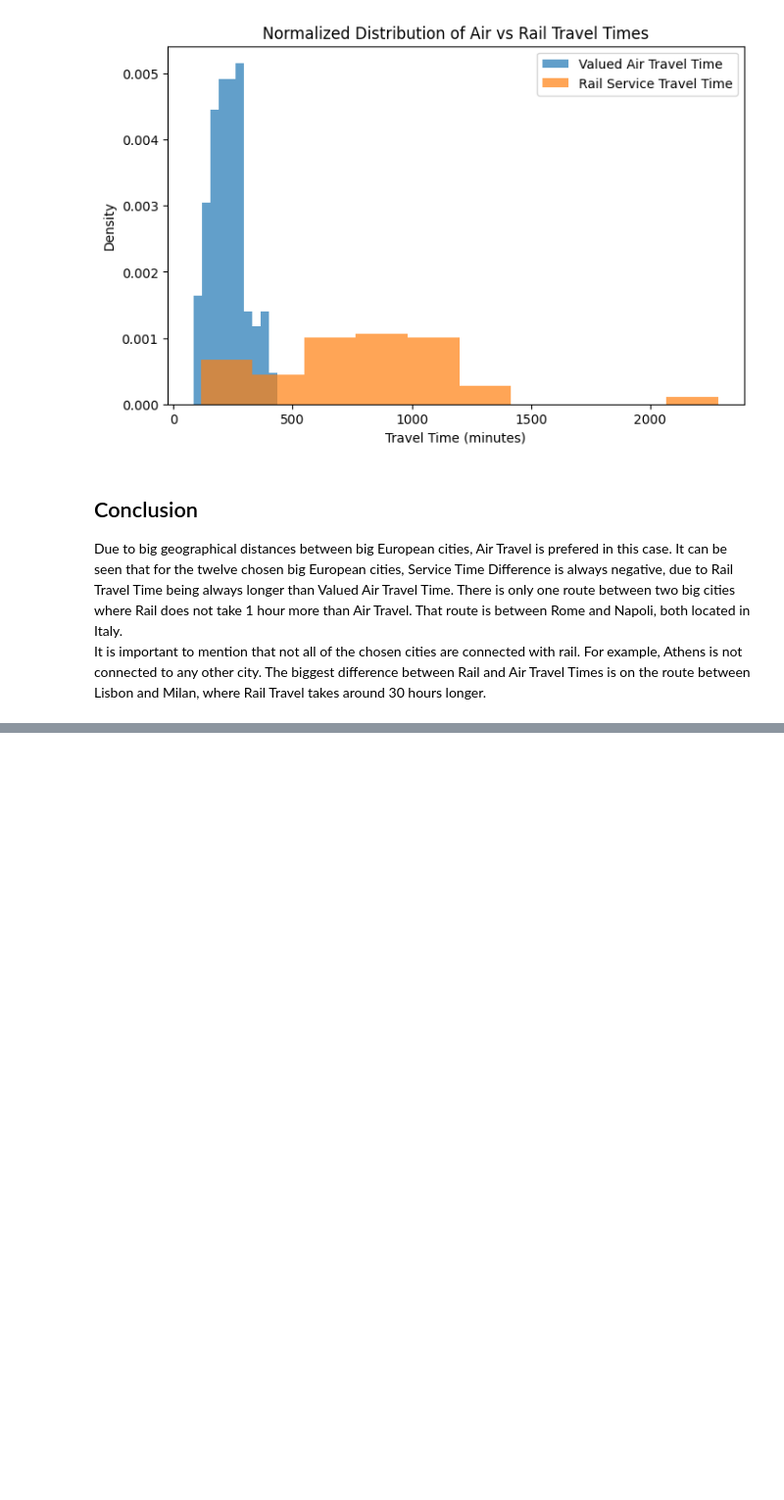
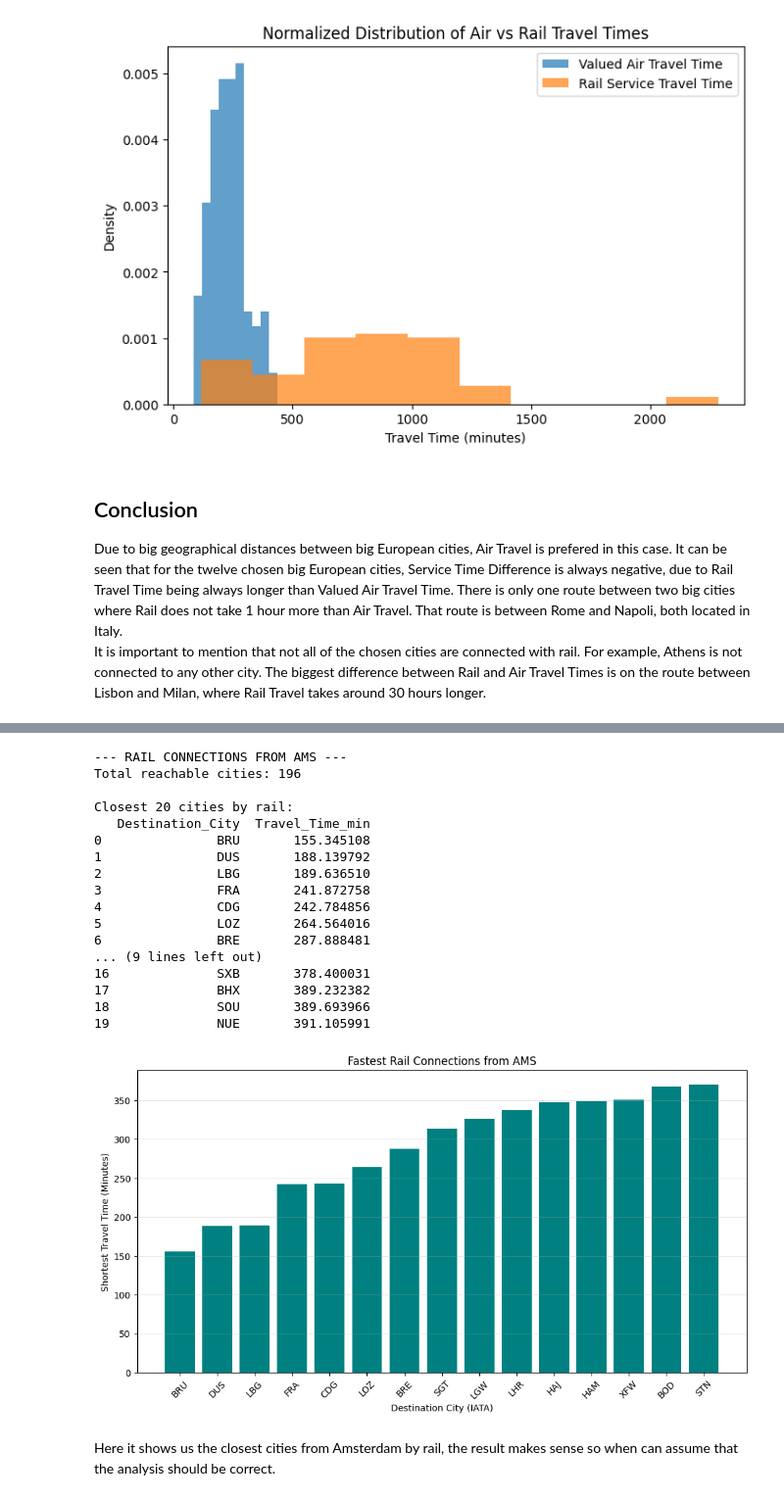
Before and after one commit to PhilippS01/ExDEx-A2, a Jupyter notebook: src/Final_Notebook.ipynb, the cells around one changed output, grey strips where cells are left out. Shown at 98% size. Drawn from its saved outputs; the diff is of its cells as text; code cells hidden in the pictures; blank space fills up the shorter version.

```diff
--- a/src/Final_Notebook.ipynb
+++ b/src/Final_Notebook.ipynb
@@ -1724,0 +1838,55 @@ World Population Review (2025). *European city population dataset*. Online datas
+# %%
+# 1. Define the starting city
+source_city = 'AMS'
+
+if source_city in G.nodes():
+    # 2. Get all reachable cities and their shortest path lengths from AMS
+    # This comes from the path_lengths dictionary you already calculated
+    ams_connections = path_lengths[source_city]
+
+    # Remove AMS itself from the results (distance to self is 0)
+    ams_connections.pop(source_city, None)
+
+    # 3. Convert to DataFrame for easy viewing
+    df_ams = pd.DataFrame(list(ams_connections.items()), columns=['Destination_City', 'Travel_Time_min'])
+    df_ams = df_ams.sort_values(by='Travel_Time_min')
+
+    print(f"--- RAIL CONNECTIONS FROM {source_city} ---")
+    print(f"Total reachable cities: {len(df_ams)}")
+    print("\nClosest 20 cities by rail:")
+    print(df_ams.head(20))
+    # print(df_ams.to_string())
+
+    # 4. Visualization: Top 15 fastest connections from Amsterdam
+    plt.figure(figsize=(12,6))
+    top_plot = df_ams.head(15)
+    plt.bar(top_plot['Destination_City'], top_plot['Travel_Time_min'], color='teal')
+    plt.title(f'Fastest Rail Connections from {source_city}')
+    plt.ylabel('Shortest Travel Time (Minutes)')
+    plt.xlabel('Destination City (IATA)')
+    plt.xticks(rotation=45)
+    plt.grid(axis='y', alpha=0.3)
+    plt.show()
+else:
+    print(f"City {source_city} not found in the rail network.")
+# %% [output]
+--- RAIL CONNECTIONS FROM AMS ---
+Total reachable cities: 196
+
+Closest 20 cities by rail:
+   Destination_City  Travel_Time_min
+0               BRU       155.345108
+1               DUS       188.139792
+2               LBG       189.636510
+3               FRA       241.872758
+4               CDG       242.784856
+5               LOZ       264.564016
+6               BRE       287.888481
+... (9 lines left out)
+16              SXB       378.400031
+17              BHX       389.232382
+18              SOU       389.693966
+19              NUE       391.105991
+[figure, added]
+# %% [markdown]
+Here it shows us the closest cities from Amsterdam by rail, the result makes sense so when can assume that the analysis should be correct.
```
Also changed, not shown: parts of 32 cells of this notebook, 4 other files.
